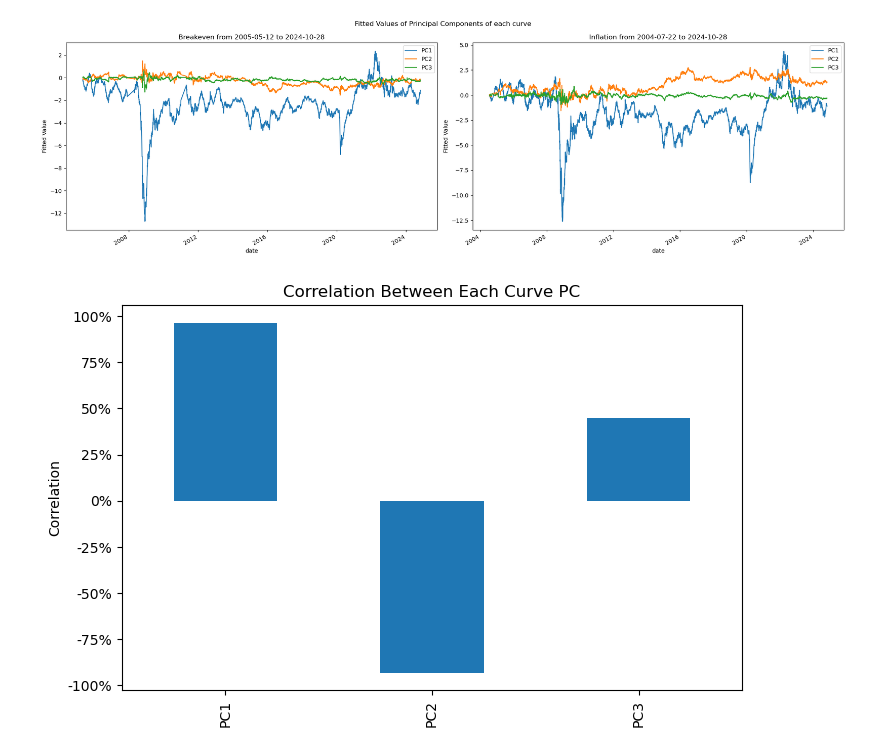
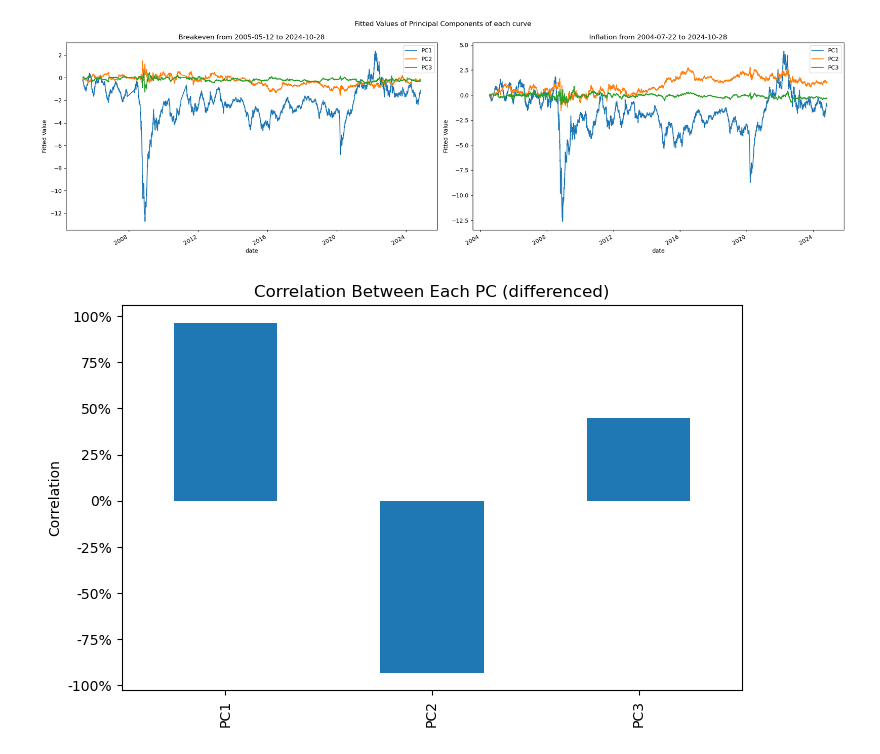
Before and after one commit to diegodalvarez/CommodityInflationFactor, a Jupyter notebook: root/notebooks/DataPreprocessing/PCAPrep.ipynb, the cells around one changed output. Drawn from its saved outputs; the diff is of its cells as text; code cells hidden in the pictures.

```diff
--- a/root/notebooks/DataPreprocessing/PCAPrep.ipynb
+++ b/root/notebooks/DataPreprocessing/PCAPrep.ipynb
@@ -55,30 +55,30 @@ plot_pca_fitted_values(df_data)
 # %%
 def plot_pca_correlation(df_data: pd.DataFrame) -> plt.Figure:
 
     fig, axes = plt.subplots(figsize = (8,5))
 
     (df_data.reset_index().melt(
         id_vars = ["date", "group"]).
         pivot(index = ["date", "variable"], columns = "group", values = "value").
         dropna().
         reset_index().
         drop(columns = ["date"]).
         groupby("variable").
         agg("corr").
         reset_index().
         query("breakeven != 1").
         set_index("variable")
         [["breakeven"]].
         plot(
-            title  = "Correlation Between Each PC ",
+            title  = "Correlation Between Each PC (differenced)",
             kind   = "bar",
             ylabel = "Correlation",
             legend = False,
             xlabel = "",
             ax     = axes))
 
     axes.yaxis.set_major_formatter(FuncFormatter(lambda x, _: f"{x * 100:.0f}%"))
 
 plot_pca_correlation(df_data)
 # %% [output]
-[figure, old version]
+[figure, new version]
```
Also changed, not shown: 11 other files.
